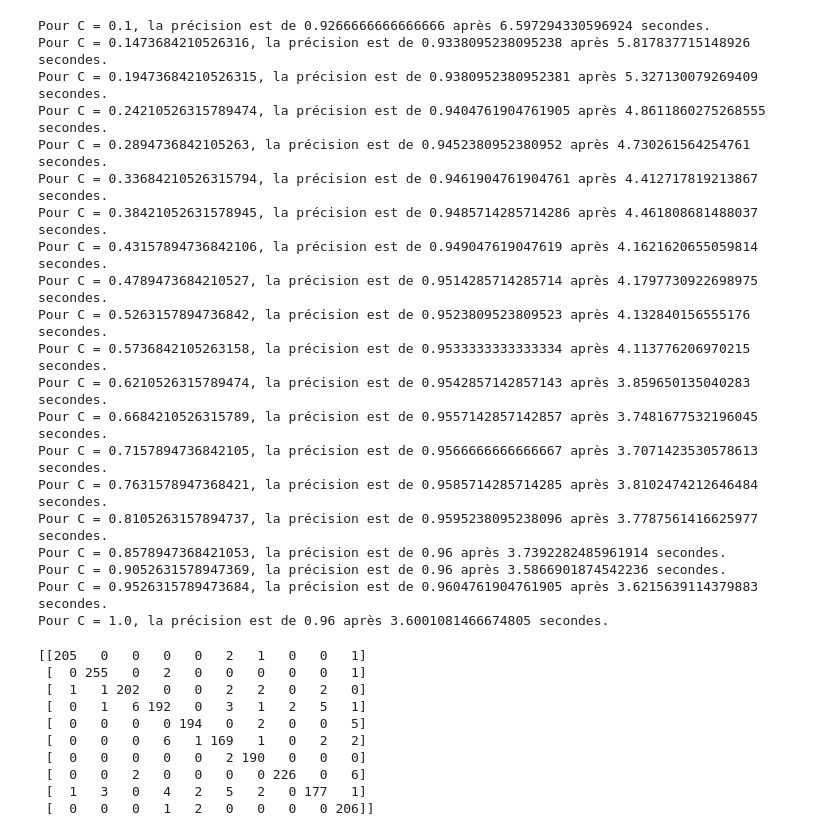
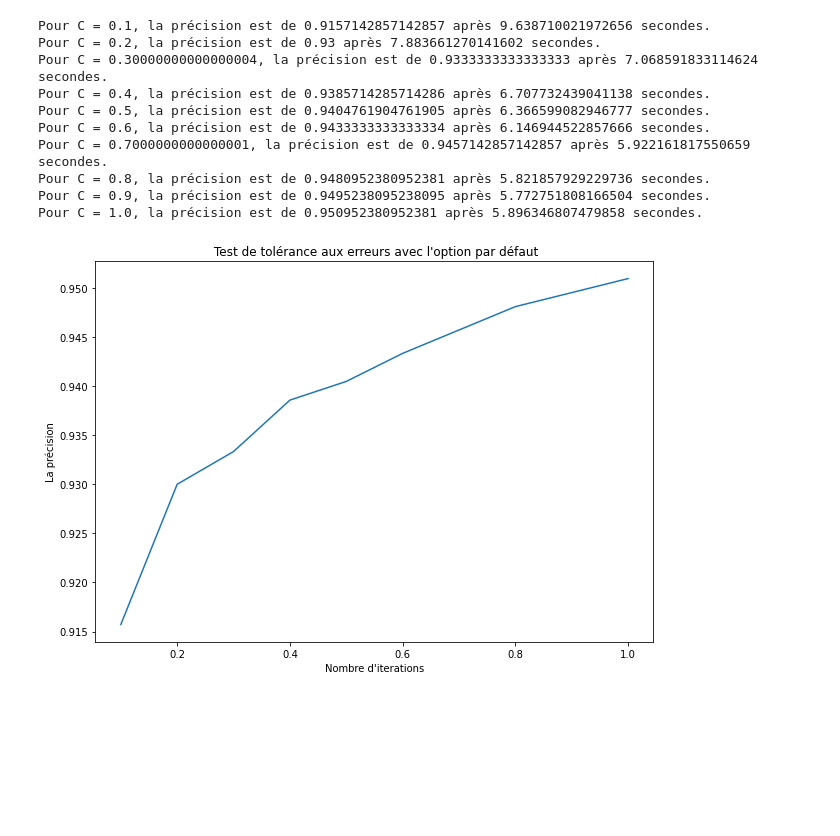
Before and after one commit to MarinoBenassai/TP-Supervise, a Jupyter notebook: SVM.ipynb, the cells around one changed output. Cells and saved outputs as stored; diff of their text form; code cells hidden in the pictures; blank space fills up the shorter version.

```diff
--- a/SVM.ipynb
+++ b/SVM.ipynb
@@ -50,45 +97,36 @@ Pour le noyau sigmoid, la précision est de 0.8509523809523809 après 2.94485020
 # %%
-C = linspace(0.1, 1, 20)
+C = linspace(0.1, 1, 10)
+test_scores = []
+alltest_scores = []
+noyaux = ["linear", "poly", "rbf", "sigmoid", "precomputed"]
+#Plus C est proche de 1, plus l'entrainement est rapide et meilleur est le résultat
 
 for c in C:
     start_time = time.time()
     clf = svm.SVC(C=c)
     clf.fit(xtrain, ytrain)
     predicted = precision_score(ytest, clf.predict(xtest), average='micro')
+    test_scores.append(clf.score(xtest,ytest))
     print(f"Pour C = {c}, la précision est de {predicted} après {time.time() - start_time} secondes.")
-#Plus C est proche de 1, plus l'entrainement est rapide et meilleur est le résultat
+
+
+##PLOT
+plt.figure(figsize=(10,7))
+plt.plot(C,test_scores)
+plt.title(" Test de tolérance aux erreurs avec l'option par défaut")
+plt.ylabel("La précision")
+plt.xlabel("Nombre d'iterations")
+
+plt.show()
 # %% [output]
-Pour C = 0.1, la précision est de 0.9266666666666666 après 6.597294330596924 secondes.
-Pour C = 0.1473684210526316, la précision est de 0.9338095238095238 après 5.817837715148926 secondes.
-Pour C = 0.19473684210526315, la précision est de 0.9380952380952381 après 5.327130079269409 secondes.
-Pour C = 0.24210526315789474, la précision est de 0.9404761904761905 après 4.8611860275268555 secondes.
-Pour C = 0.2894736842105263, la précision est de 0.9452380952380952 après 4.730261564254761 secondes.
-Pour C = 0.33684210526315794, la précision est de 0.9461904761904761 après 4.412717819213867 secondes.
-Pour C = 0.38421052631578945, la précision est de 0.9485714285714286 après 4.461808681488037 secondes.
-Pour C = 0.43157894736842106, la précision est de 0.949047619047619 après 4.1621620655059814 secondes.
-Pour C = 0.4789473684210527, la précision est de 0.9514285714285714 après 4.1797730922698975 secondes.
-Pour C = 0.5263157894736842, la précision est de 0.9523809523809523 après 4.132840156555176 secondes.
-Pour C = 0.5736842105263158, la précision est de 0.9533333333333334 après 4.113776206970215 secondes.
-Pour C = 0.6210526315789474, la précision est de 0.9542857142857143 après 3.859650135040283 secondes.
-Pour C = 0.6684210526315789, la précision est de 0.9557142857142857 après 3.7481677532196045 secondes.
-Pour C = 0.7157894736842105, la précision est de 0.9566666666666667 après 3.7071423530578613 secondes.
-Pour C = 0.7631578947368421, la précision est de 0.9585714285714285 après 3.8102474212646484 secondes.
-Pour C = 0.8105263157894737, la précision est de 0.9595238095238096 après 3.7787561416625977 secondes.
-Pour C = 0.8578947368421053, la précision est de 0.96 après 3.7392282485961914 secondes.
-Pour C = 0.9052631578947369, la précision est de 0.96 après 3.5866901874542236 secondes.
-Pour C = 0.9526315789473684, la précision est de 0.9604761904761905 après 3.6215639114379883 secondes.
-Pour C = 1.0, la précision est de 0.96 après 3.6001081466674805 secondes.
+Pour C = 0.1, la précision est de 0.9157142857142857 après 9.638710021972656 secondes.
+Pour C = 0.2, la précision est de 0.93 après 7.883661270141602 secondes.
+Pour C = 0.30000000000000004, la précision est de 0.9333333333333333 après 7.068591833114624 secondes.
+Pour C = 0.4, la précision est de 0.9385714285714286 après 6.707732439041138 secondes.
+Pour C = 0.5, la précision est de 0.9404761904761905 après 6.366599082946777 secondes.
+Pour C = 0.6, la précision est de 0.9433333333333334 après 6.146944522857666 secondes.
+Pour C = 0.7000000000000001, la précision est de 0.9457142857142857 après 5.922161817550659 secondes.
+Pour C = 0.8, la précision est de 0.9480952380952381 après 5.821857929229736 secondes.
+Pour C = 0.9, la précision est de 0.9495238095238095 après 5.772751808166504 secondes.
+Pour C = 1.0, la précision est de 0.950952380952381 après 5.896346807479858 secondes.
+[figure, added]
-# %%
-cm = confusion_matrix(ytest, clf.predict(xtest))
-print(cm)
-# %% [output]
-[[205   0   0   0   0   2   1   0   0   1]
- [  0 255   0   2   0   0   0   0   0   1]
- [  1   1 202   0   0   2   2   0   2   0]
- [  0   1   6 192   0   3   1   2   5   1]
- [  0   0   0   0 194   0   2   0   0   5]
- [  0   0   0   6   1 169   1   0   2   2]
- [  0   0   0   0   0   2 190   0   0   0]
- [  0   0   2   0   0   0   0 226   0   6]
- [  1   3   0   4   2   5   2   0 177   1]
- [  0   0   0   1   2   0   0   0   0 206]]
```
Also changed, not shown: parts of 12 cells of this notebook, 3 other files.
